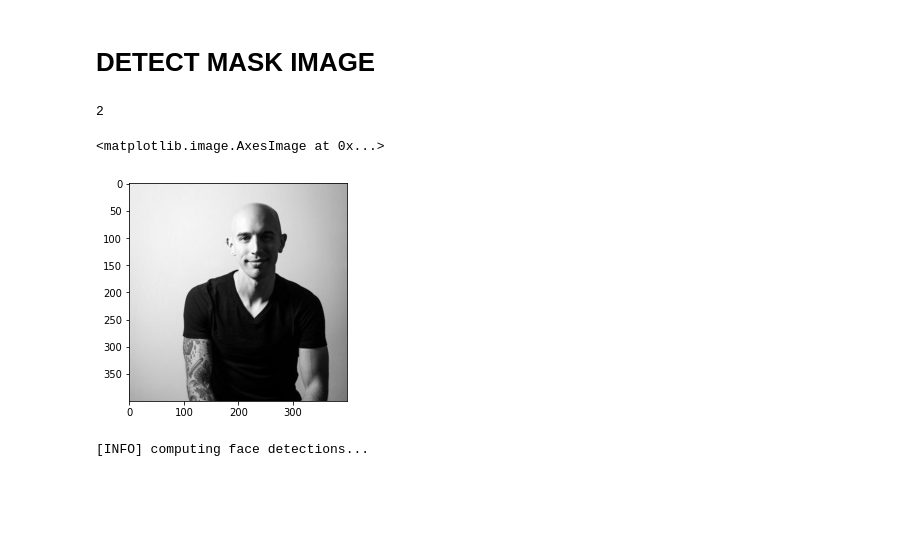
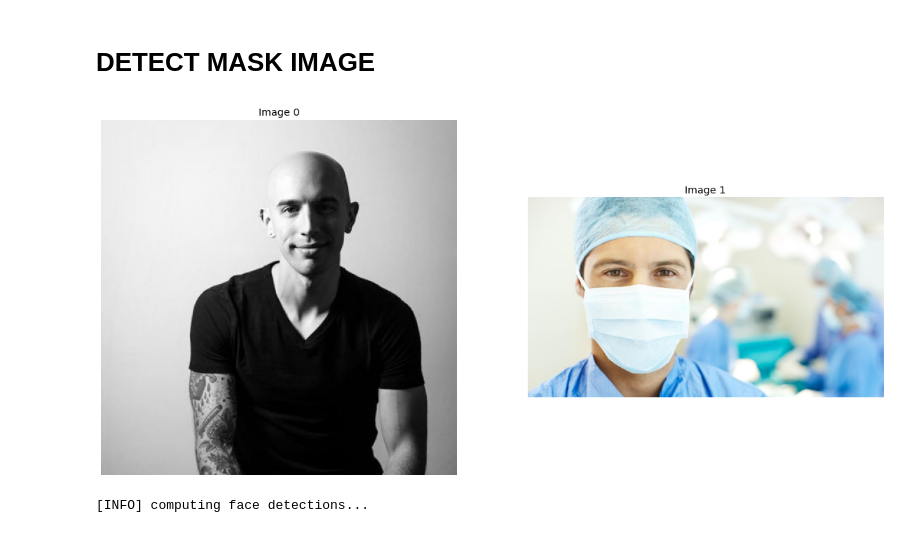
Before and after one commit to ngoctran24/Face-mask-detection, a Jupyter notebook: FMD.ipynb, the cells around one changed output. Saved outputs shown, nothing was run; the diff lists cells and outputs as text; code cells hidden in the pictures; blank space fills up the shorter version.

```diff
--- a/FMD.ipynb
+++ b/FMD.ipynb
@@ -235,19 +268,38 @@ model = load_model('model.h5')
 # 		dataset.append(img)
 # %% [markdown]
 # DETECT MASK IMAGE
+# %%
+def ShowImage(ImageList, nRows = 1, nCols = 2, WidthSpace = 0.00, HeightSpace = 0.00):
+  from matplotlib import pyplot as plt
+  import matplotlib.gridspec as gridspec
+
+  gs = gridspec.GridSpec(nRows, nCols)
+  gs.update(wspace=WidthSpace, hspace=HeightSpace) # set the spacing between axes.
+  plt.figure(figsize=(20,20))
+  for i in range(len(ImageList)):
+    ax1 = plt.subplot(gs[i])
+    ax1.set_xticklabels([])
+    ax1.set_yticklabels([])
+    ax1.set_aspect('equal')
+
+    plt.subplot(nRows, nCols,i+1)
+    image = ImageList[i].copy()
+    if (len(image.shape) < 3):
+      plt.imshow(image, plt.cm.gray)
+    else:
+      plt.imshow(image)
+    plt.title("Image " + str(i))
+    plt.axis('off')
+  plt.show()
 # %%
 testImg = []
 pathPredict = "/content/gdrive/My Drive/shecode/reference2-paper/examples/"
 for name in get_subfiles(pathPredict):
-		# load the input image (224x224) and preprocess it
-		img = cv2.imread(pathPredict + '/' + name)
-		img = cv2.cvtColor(img, cv2.COLOR_BGR2RGB)
-		testImg.append(img)
+	# load the input image (224x224) and preprocess it
+	img = cv2.imread(pathPredict + name)
+	img = cv2.cvtColor(img, cv2.COLOR_BGR2RGB)
+	testImg.append(img)
-# %%
-print(len(testImg))
-image = testImg[0].copy()
-plt.imshow(image)
-# %% [output]
-2
-<matplotlib.image.AxesImage at 0x...>
-[figure, removed]
+# %%
+ShowImage(testImg, 1, len(testImg))
+# %% [output]
+[figure, added]
```
Also changed, not shown: parts of 16 cells of this notebook.
